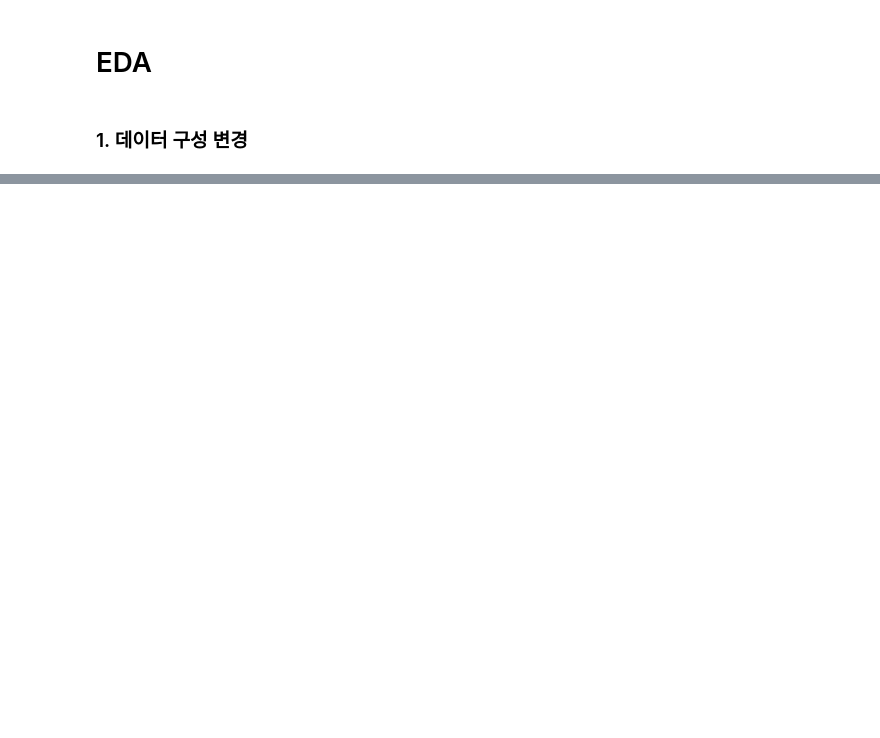
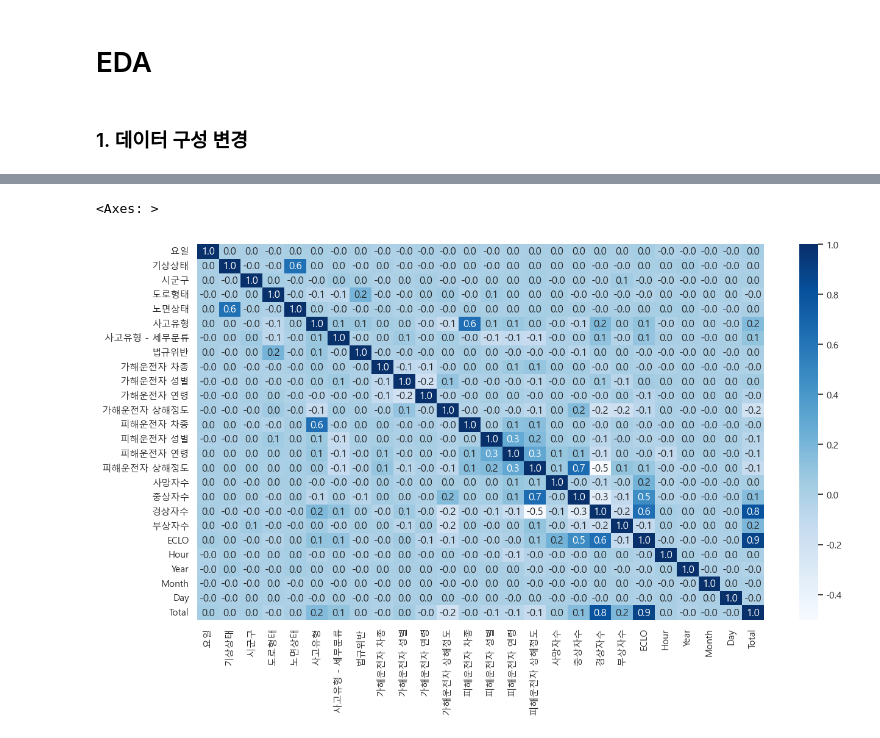
Before and after one commit to p-jiho/Traffic_Accident_Prediction, a Jupyter notebook: EDA.ipynb, the cells around one changed output, grey strips where cells are left out. Drawn from its saved outputs; the diff is of its cells as text; code cells hidden in the pictures; blank space fills up the shorter version.

```diff
--- a/EDA.ipynb
+++ b/EDA.ipynb
@@ -66,0 +151,9 @@ train.groupby("Year").sum()
+# %%
+sns.set(rc={"figure.figsize": (15, 8)})
+sns.set(font="Malgun Gothic",
+        rc={"axes.unicode_minus":False},
+        style='darkgrid')
+sns.heatmap(train_new.corr(), annot = True, fmt = ".1f", cmap="Blues")
+# %% [output]
+<Axes: >
+[figure, added]
```
Also changed, not shown: parts of 21 cells of this notebook.
